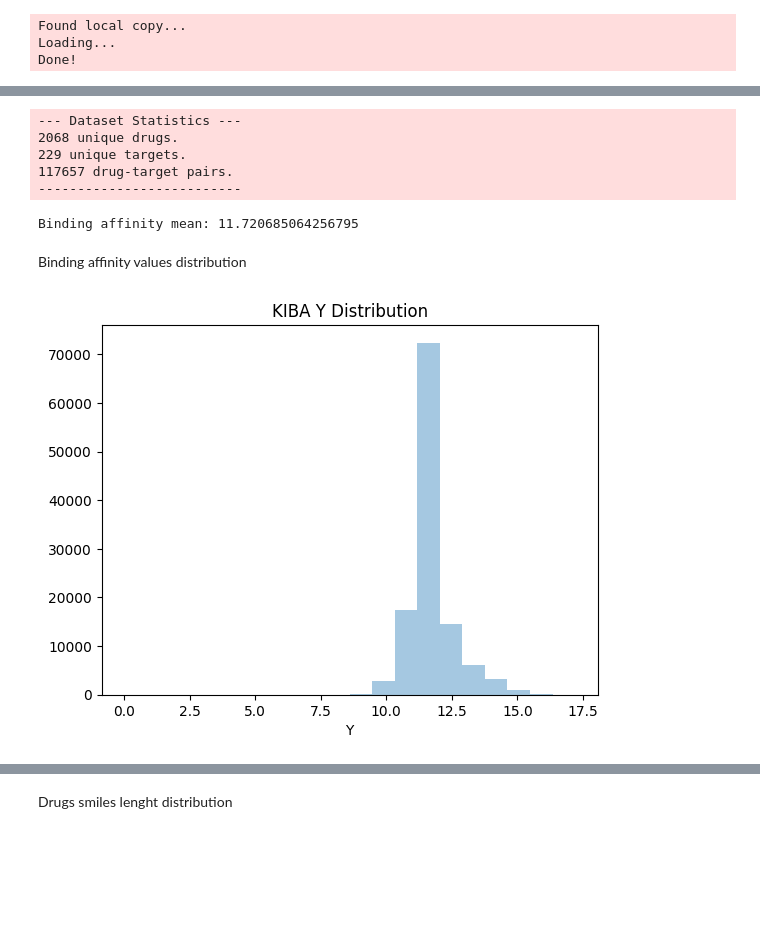
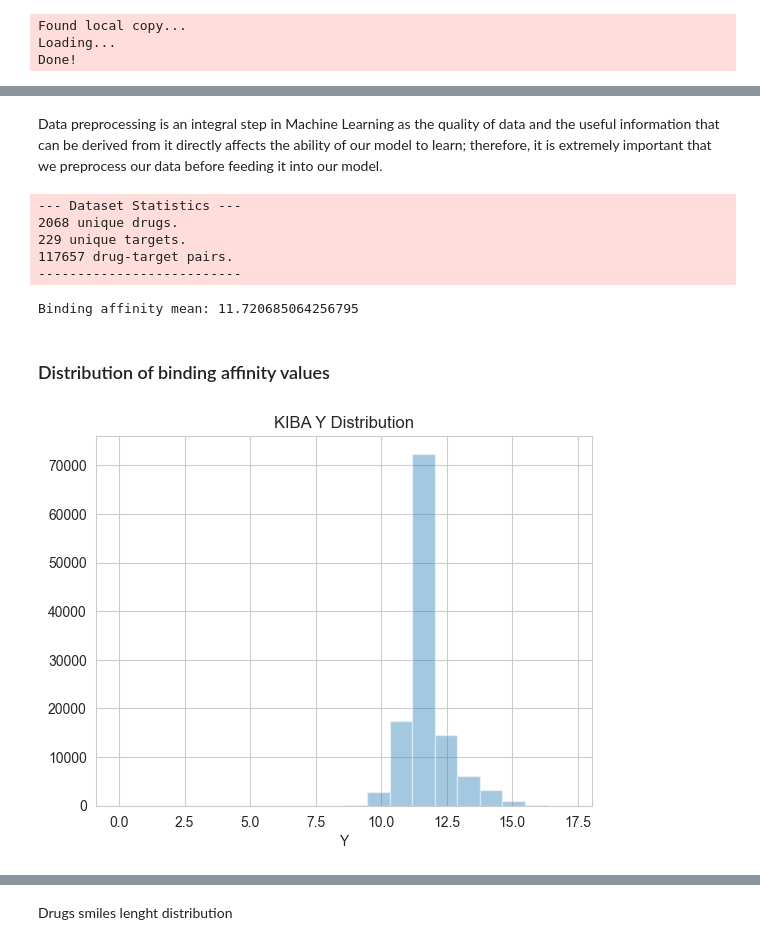
Before and after one commit to luisfsferreira/SI_Bioinformatica, a Jupyter notebook: main.ipynb, the cells around one changed output, grey strips where cells are left out. Cells and saved outputs as stored; diff of their text form; code cells hidden in the pictures; blank space fills up the shorter version.

```diff
--- a/main.ipynb
+++ b/main.ipynb
@@ -21,3 +32,5 @@ Done!
+# %% [markdown]
+Data preprocessing is an integral step in Machine Learning as the quality of data and the useful information that can be derived from it directly affects the ability of our model to learn; therefore, it is extremely important that we preprocess our data before feeding it into our model.
 # %%
 data = data_K.get_data()
 # %%
@@ -31,9 +44,10 @@ print("Binding affinity mean:", data_K.y.mean())
 117657 drug-target pairs.
 --------------------------
 Binding affinity mean: 11.720685064256795
-# %% [markdown]
-Binding affinity values distribution
+# %% [markdown]
+### Distribution of binding affinity values
 # %%
+sns.set_style("whitegrid")
 Y_plot = sns.distplot(data.Y, kde=False, bins=20).set_title('KIBA Y Distribution')
 # %% [output]
-[figure, old version]
+[figure, new version]
```
Also changed, not shown: parts of 73 cells of this notebook.
